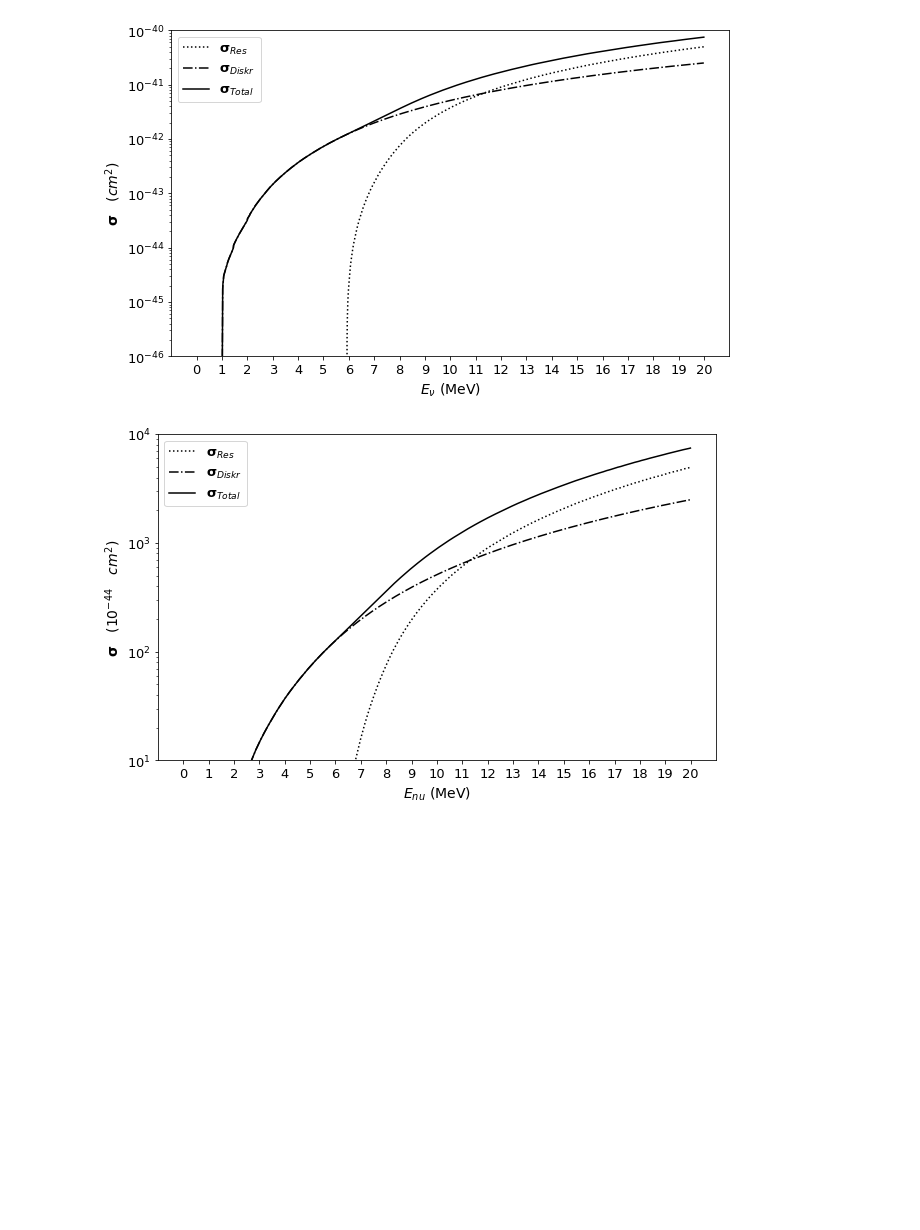
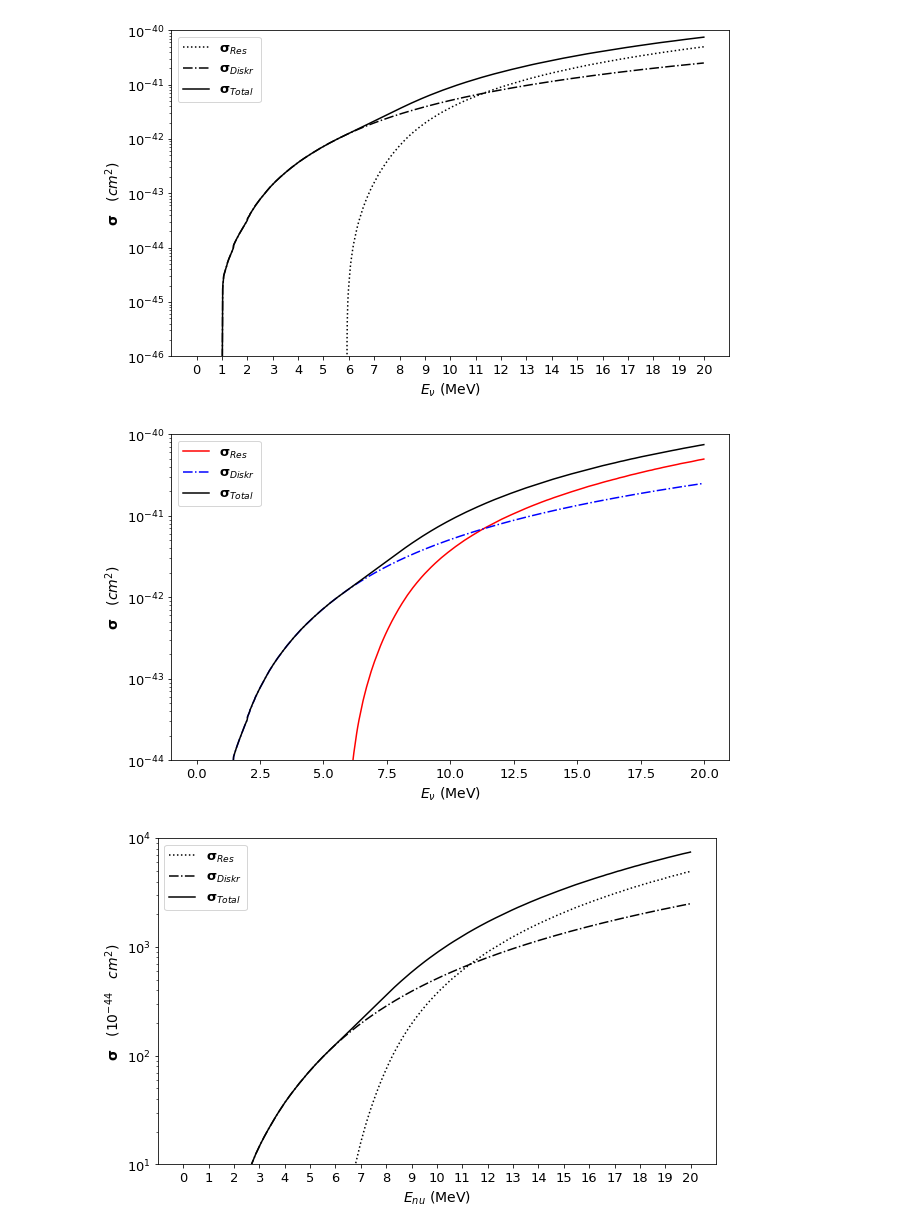
Before and after one commit to Almaz93/neutrino, a Jupyter notebook: double_beta_decay/Almaz's work/calculation/Check_influence_of_resonances_6.ipynb, the cells around one changed output. Saved outputs shown, nothing was run; the diff lists cells and outputs as text; code cells hidden in the pictures; blank space fills up the shorter version.

```diff
--- a/double_beta_decay/Almaz's work/calculation/Check_influence_of_resonances_6.ipynb
+++ b/double_beta_decay/Almaz's work/calculation/Check_influence_of_resonances_6.ipynb
@@ -413,6 +413,47 @@ plt.tick_params(labelsize=13)
 #plt.savefig('cross_section_best_fit_5_Sn_norm19.png', format='png', dpi=500)
 # %% [output]
 [figure]
+# %%
+fig, ax = plt.subplots(figsize=(10,6))
+
+ax.tick_params(axis="y", labelsize=13)
+ax.tick_params(axis="x", labelsize=13)
+
+const = math.pow(10,-44)
+ax.plot(Energy_all_fluxes, sigma_36_2border_full * const, c='red',
+         label='$\mathbf{\sigma}_{Res}$')
+ax.plot(Energy_all_fluxes, np.array(sigma_less5) * const, ls='-.', c='blue',
+         label='$\mathbf{\sigma}_{Diskr} $')
+ax.plot(Energy_all_fluxes, (np.array(sigma_less5)+sigma_36_2border_full) * const,
+         ls='-', c='k', label='$\mathbf{\sigma}_{Total} $')
+ax.set_xlabel('$E_{\\nu}$ (MeV)', fontsize=14)
+ax.set_ylabel('$\mathbf{\sigma} \quad (cm^2)$', fontsize=14)
+
+ax.set_yscale('log')
+my_yticks = [10**(-46), 10**(-45), 10**(-44), 10**(-43), 10**(-42), 10**(-41), 10**(-40),]
+ax.set_yticks(my_yticks)
+
+formatter = matplotlib.ticker.ScalarFormatter()
+formatter.set_scientific(True)
+
+ax.get_yaxis().set_major_formatter(formatter)
+
+def myticks(x,pos):
+    if x == 0: return "$0$"
+    exponent = int(np.log10(x))
+    return r"$10^{{ {:2d} }}$".format(exponent)
+
+ax.get_yaxis().set_major_formatter(matplotlib.ticker.FuncFormatter(myticks))
+
+#my_yticks_str = [str(elem) for elem in my_yticks]
+#ax.set_yticklabels(my_yticks_str)
+
+ax.set_ylim(10**(-44), 10**(-40))
+ax.legend(fontsize=13)
+
+plt.savefig('cross_section_norm36.png', format='png', dpi=500)
+# %% [output]
+[figure, added]
 # %%
 plt.figure(figsize=(10,6))
 #plt.plot(Energy_all_fluxes, sigma_best_fit_full, ls=':', c='r', label='cross-section with only best_fit_full')
```
Also changed, not shown: parts of 19 cells of this notebook, 19 other files.
